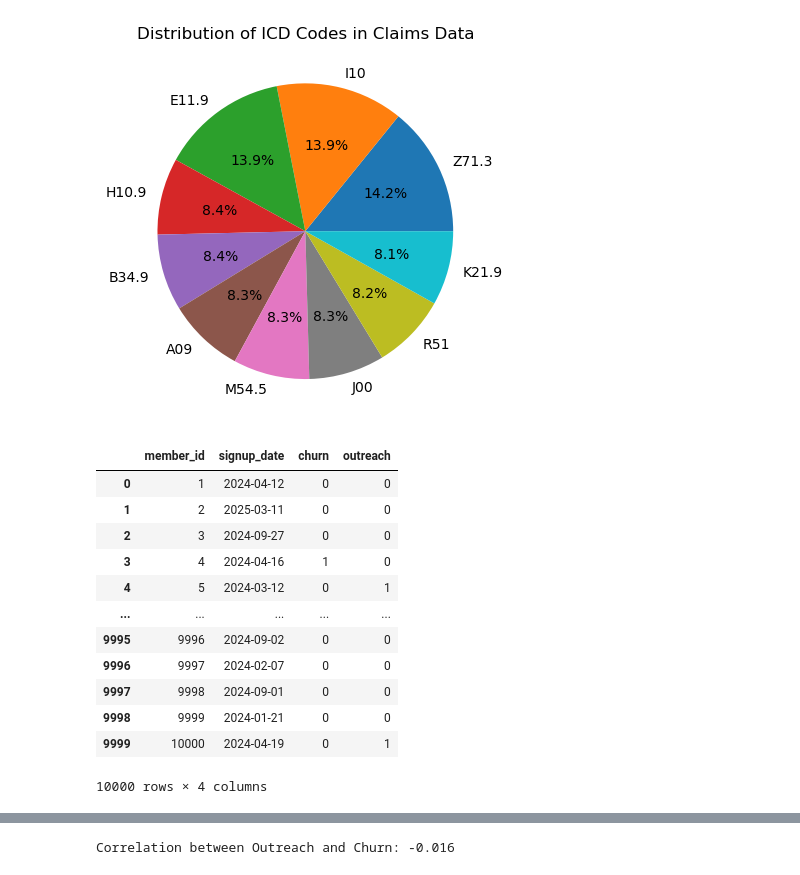
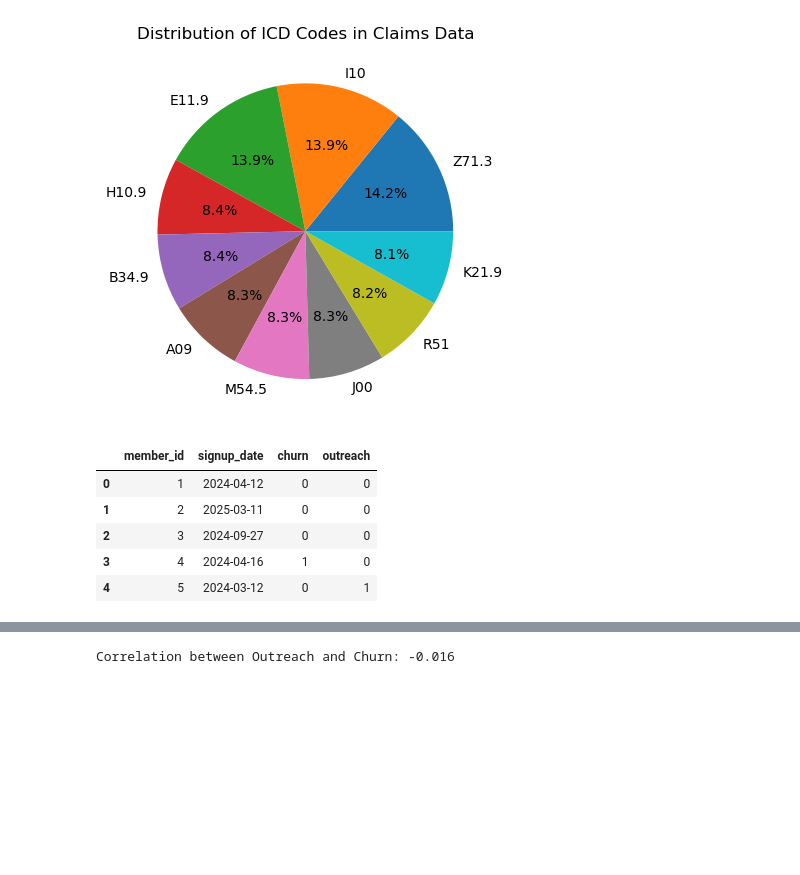
Before and after one commit to Mayorov-Lior/predict-churn-WellCo, a Jupyter notebook: eda.ipynb, the cells around one changed output, grey strips where cells are left out. Saved outputs shown, nothing was run; the diff lists cells and outputs as text; code cells hidden in the pictures; blank space fills up the shorter version.

```diff
--- a/eda.ipynb
+++ b/eda.ipynb
@@ -249,18 +30,11 @@ plt.show()
 # %% [output]
 [figure]
 # %%
-df_churn_labels
+df_churn_labels.head()
 # %% [output]
 |  | member_id | signup_date | churn | outreach |
 | 0 | 1 | 2024-04-12 | 0 | 0 |
 | 1 | 2 | 2025-03-11 | 0 | 0 |
 | 2 | 3 | 2024-09-27 | 0 | 0 |
 | 3 | 4 | 2024-04-16 | 1 | 0 |
 | 4 | 5 | 2024-03-12 | 0 | 1 |
-| ... | ... | ... | ... | ... |
-| 9995 | 9996 | 2024-09-02 | 0 | 0 |
-| 9996 | 9997 | 2024-02-07 | 0 | 0 |
-| 9997 | 9998 | 2024-09-01 | 0 | 0 |
-| 9998 | 9999 | 2024-01-21 | 0 | 0 |
-| 9999 | 10000 | 2024-04-19 | 0 | 1 |
-10000 rows × 4 columns
```
Also changed, not shown: parts of 14 cells of this notebook, 7 other files.
